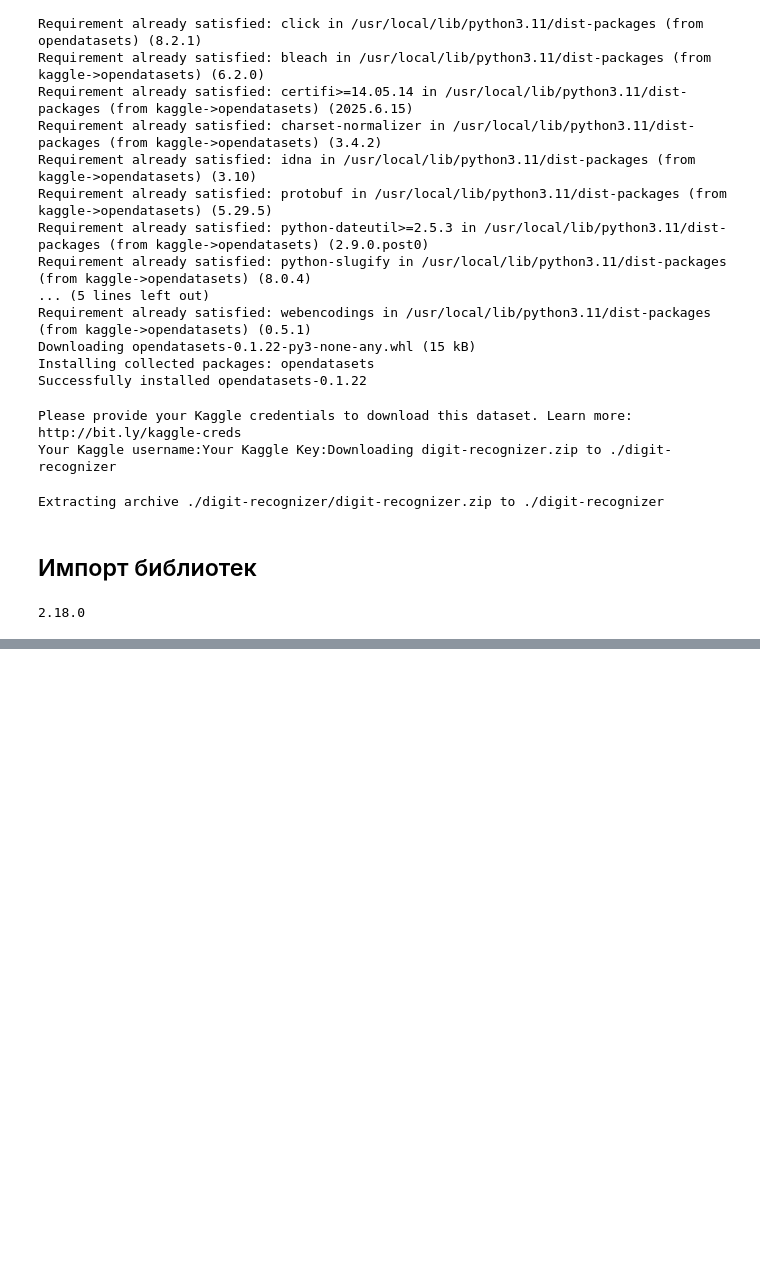
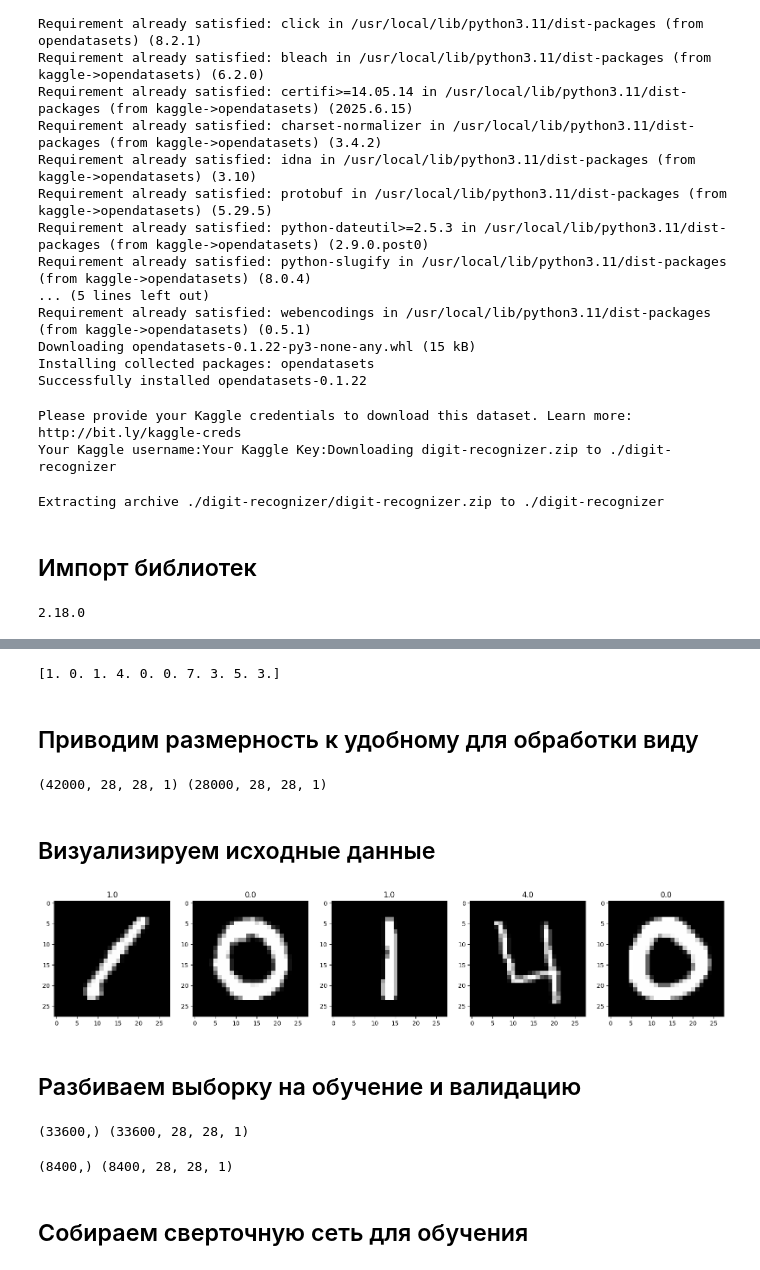
Before and after one commit to BalshowAndrew/netol_classes02, a Jupyter notebook: comp_vision/01_practice.ipynb, the cells around one changed output, grey strips where cells are left out. Drawn from its saved outputs; the diff is of its cells as text; code cells hidden in the pictures; blank space fills up the shorter version.

```diff
--- a/comp_vision/01_practice.ipynb
+++ b/comp_vision/01_practice.ipynb
@@ -42,0 +54,3 @@ print(tf.__version__)
+# %%
+train = np.loadtxt('digit-recognizer/train.csv', delimiter=',', skiprows=1)
+test = np.loadtxt('digit-recognizer/test.csv', delimiter=',', skiprows=1)
@@ -42,0 +67,2 @@ print(tf.__version__)
+# %%
+train_label = train[:, 0]
@@ -42,0 +73,25 @@ print(tf.__version__)
+# %%
+print(train_label[:10])
+# %% [output]
+[1. 0. 1. 4. 0. 0. 7. 3. 5. 3.]
+# %% [markdown]
+## Приводим размерность к удобному для обработки виду
+# %%
+train_img = np.resize(train[:, 1:], (train.shape[0], 28, 28, 1))
+test_img = np.resize(test, (test.shape[0], 28, 28, 1))
+# %%
+print(train_img.shape, test_img.shape)
+# %% [output]
+(42000, 28, 28, 1) (28000, 28, 28, 1)
+# %% [markdown]
+## Визуализируем исходные данные
+# %%
+fig = plt.figure(figsize=(20, 20))
+for i, img in enumerate(train_img[0:5, :], 1):
+    subplot = fig.add_subplot(1, 5, i)
+    plt.imshow(img[:, :, 0], cmap='gray');
+    subplot.set_title('%s' % train_label[i - 1]);
+# %% [output]
+[figure, added]
+# %% [markdown]
+## Разбиваем выборку на обучение и валидацию
@@ -42,0 +105,10 @@ print(tf.__version__)
+# %%
+print(y_train.shape, x_train.shape)
+# %% [output]
+(33600,) (33600, 28, 28, 1)
+# %%
+print(y_val.shape, x_val.shape)
+# %% [output]
+(8400,) (8400, 28, 28, 1)
+# %% [markdown]
+## Собираем сверточную сеть для обучения
```
Also changed, not shown: parts of 12 cells of this notebook.
